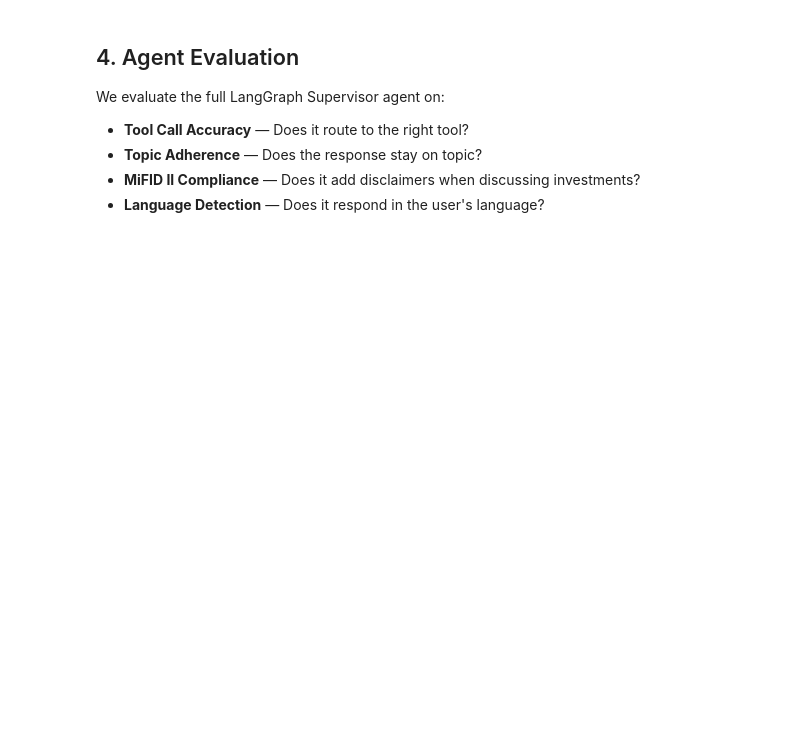
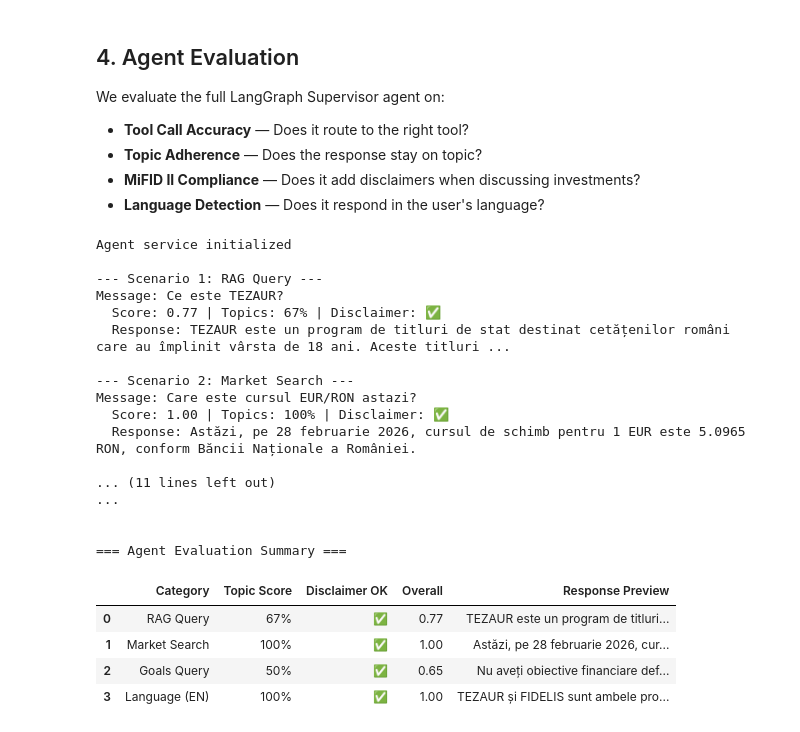
Before and after one commit to adrian-barcan/AIE9-Certification-Challenge, a Jupyter notebook: backend/evals/sdg_and_evaluation.ipynb, the cells around one changed output. Drawn from its saved outputs; the diff is of its cells as text; code cells hidden in the pictures; blank space fills up the shorter version.

```diff
--- a/backend/evals/sdg_and_evaluation.ipynb
+++ b/backend/evals/sdg_and_evaluation.ipynb
@@ -88,38 +140,41 @@ display(test_df[['question', 'ground_truth']].head(10))
 
 MANUAL_TEST_QUESTIONS = [
     {
-        'question': 'Ce sunt titlurile de stat TEZAUR?',
-        'ground_truth': 'Titlurile TEZAUR sunt instrumente financiare emise de Ministerul Finantelor din Romania, destinate exclusiv persoanelor fizice rezidente. Au maturitati de 1, 3 sau 5 ani, dobanda fixa, si sunt 100% garantate de statul roman. Sunt scutite de impozit pe venit.',
+        'user_input': 'Ce sunt titlurile de stat TEZAUR?',
+        'reference': 'Titlurile TEZAUR sunt instrumente financiare emise de Ministerul Finantelor din Romania, destinate exclusiv persoanelor fizice rezidente. Au maturitati de 1, 3 sau 5 ani, dobanda fixa, si sunt 100% garantate de statul roman. Sunt scutite de impozit pe venit.',
     },
     {
-        'question': 'Care sunt diferentele intre TEZAUR si FIDELIS?',
-        'ground_truth': 'TEZAUR nu se tranzactioneaza pe bursa si este scutit de impozit. FIDELIS este listat la BVB, poate fi tranzactionat pe piata secundara, si este impozitat cu 10% din 2023.',
+        'user_input': 'Care sunt diferentele intre TEZAUR si FIDELIS?',
+        'reference': 'TEZAUR nu se tranzactioneaza pe bursa si este scutit de impozit. FIDELIS este listat la BVB, poate fi tranzactionat pe piata secundara, si este impozitat cu 10% din 2023.',
     },
     {
-        'question': 'Ce avantaje are TEZAUR fata de depozitele bancare?',
-        'ground_truth': 'Nu exista risc de pierdere a capitalului investit. Dobanzile sunt mai mari decat la depozitele bancare. Scutire de impozit pe venit. Accesibile de la 1 RON.',
+        'user_input': 'Ce avantaje are TEZAUR fata de depozitele bancare?',
+        'reference': 'Nu exista risc de pierdere a capitalului investit. Dobanzile sunt mai mari decat la depozitele bancare. Scutire de impozit pe venit. Accesibile de la 1 RON.',
     },
     {
-        'question': 'Cum se pot achizitiona titlurile FIDELIS?',
-        'ground_truth': 'FIDELIS sunt listate la BVB si pot fi cumparate sau vandute pe piata secundara. Dobanda fixa, platita semestrial sub forma de cupon.',
+        'user_input': 'Cum se pot achizitiona titlurile FIDELIS?',
+        'reference': 'FIDELIS sunt listate la BVB si pot fi cumparate sau vandute pe piata secundara. Dobanda fixa, platita semestrial sub forma de cupon.',
     },
     {
-        'question': 'Ce maturitati au titlurile de stat romanesti?',
-        'ground_truth': 'Titlurile TEZAUR si FIDELIS au maturitati de 1 an, 3 ani sau 5 ani. FIDELIS poate fi denominat in LEI sau EURO.',
+        'user_input': 'Ce maturitati au titlurile de stat romanesti?',
+        'reference': 'Titlurile TEZAUR si FIDELIS au maturitati de 1 an, 3 ani sau 5 ani. FIDELIS poate fi denominat in LEI sau EURO.',
     },
 ]
 
 # Use SDG results if available, otherwise fall back to manual
 try:
     if len(test_df) >= 5:
-        eval_questions = test_df['question'].tolist()
-        eval_ground_truths = test_df['ground_truth'].tolist()
+        # Auto-detect column names (RAGAS 0.2.x uses user_input/reference)
+        q_col = 'user_input' if 'user_input' in test_df.columns else 'question'
+        gt_col = 'reference' if 'reference' in test_df.columns else 'ground_truth'
+        eval_questions = test_df[q_col].tolist()
+        eval_ground_truths = test_df[gt_col].tolist()
         print(f'Using {len(eval_questions)} SDG-generated questions')
     else:
         raise ValueError('Not enough SDG questions')
-except:
-    eval_questions = [q['question'] for q in MANUAL_TEST_QUESTIONS]
-    eval_ground_truths = [q['ground_truth'] for q in MANUAL_TEST_QUESTIONS]
+except Exception:
+    eval_questions = [q['user_input'] for q in MANUAL_TEST_QUESTIONS]
+    eval_ground_truths = [q['reference'] for q in MANUAL_TEST_QUESTIONS]
     print(f'Using {len(eval_questions)} manually curated questions')
 
 for i, q in enumerate(eval_questions, 1):
@@ -263,6 +652,11 @@ We evaluate the full LangGraph Supervisor agent on:
 # %%
 # Agent evaluation
 from app.services.agent_service import agent_service
+
+# Initialize the agent (builds LangGraph, connects to Postgres)
+# Must use await directly so Postgres pool shares Jupyter's event loop
+await agent_service.setup()
+print('Agent service initialized')
 
 DEMO_USER_ID = '00000000-0000-0000-0000-000000000001'
 
@@ -296,34 +690,56 @@ AGENT_TEST_SCENARIOS = [
 agent_results = []
 for i, scenario in enumerate(AGENT_TEST_SCENARIOS, 1):
     print(f'\n--- Scenario {i}: {scenario["category"]} ---')
     print(f'Message: {scenario["message"]}')
 
     response = await agent_service.chat(
         message=scenario['message'],
         user_id=DEMO_USER_ID,
         session_id=f'eval-notebook-{i}',
     )
 
-    # Score
     topic_hits = sum(1 for t in scenario['expected_topics'] if t.lower() in response.lower())
     topic_score = topic_hits / len(scenario['expected_topics'])
     has_disclaimer = 'MiFID' in response or 'recomandare' in response.lower()
     disclaimer_ok = has_disclaimer == scenario['should_have_disclaimer']
     overall = topic_score * 0.7 + (1.0 if disclaimer_ok else 0.0) * 0.3
 
     agent_results.append({
         'Category': scenario['category'],
         'Topic Score': f'{topic_score:.0%}',
         'Disclaimer OK': '✅' if disclaimer_ok else '❌',
         'Overall': f'{overall:.2f}',
         'Response Preview': response[:120] + '...',
     })
     print(f'  Score: {overall:.2f} | Topics: {topic_score:.0%} | Disclaimer: {"✅" if disclaimer_ok else "❌"}')
     print(f'  Response: {response[:120]}...')
 
 print('\n\n=== Agent Evaluation Summary ===')
 agent_df = pd.DataFrame(agent_results)
 display(agent_df)
+# %% [output]
+Agent service initialized
+
+--- Scenario 1: RAG Query ---
+Message: Ce este TEZAUR?
+  Score: 0.77 | Topics: 67% | Disclaimer: ✅
+  Response: TEZAUR este un program de titluri de stat destinat cetățenilor români care au împlinit vârsta de 18 ani. Aceste titluri ...
+
+--- Scenario 2: Market Search ---
+Message: Care este cursul EUR/RON astazi?
+  Score: 1.00 | Topics: 100% | Disclaimer: ✅
+  Response: Astăzi, pe 28 februarie 2026, cursul de schimb pentru 1 EUR este 5.0965 RON, conform Băncii Naționale a României.
+
+... (11 lines left out)
+...
+
+
+=== Agent Evaluation Summary ===
+|  | Category | Topic Score | Disclaimer OK | Overall | Response Preview |
+| 0 | RAG Query | 67% | ✅ | 0.77 | TEZAUR este un program de titluri... |
+| 1 | Market Search | 100% | ✅ | 1.00 | Astăzi, pe 28 februarie 2026, cur... |
+| 2 | Goals Query | 50% | ✅ | 0.65 | Nu aveți obiective financiare def... |
+| 3 | Language (EN) | 100% | ✅ | 1.00 | TEZAUR și FIDELIS sunt ambele pro... |
 # %%
 # Final summary
 print('='*60)
```
Also changed, not shown: parts of 18 cells of this notebook, 34 other files.
